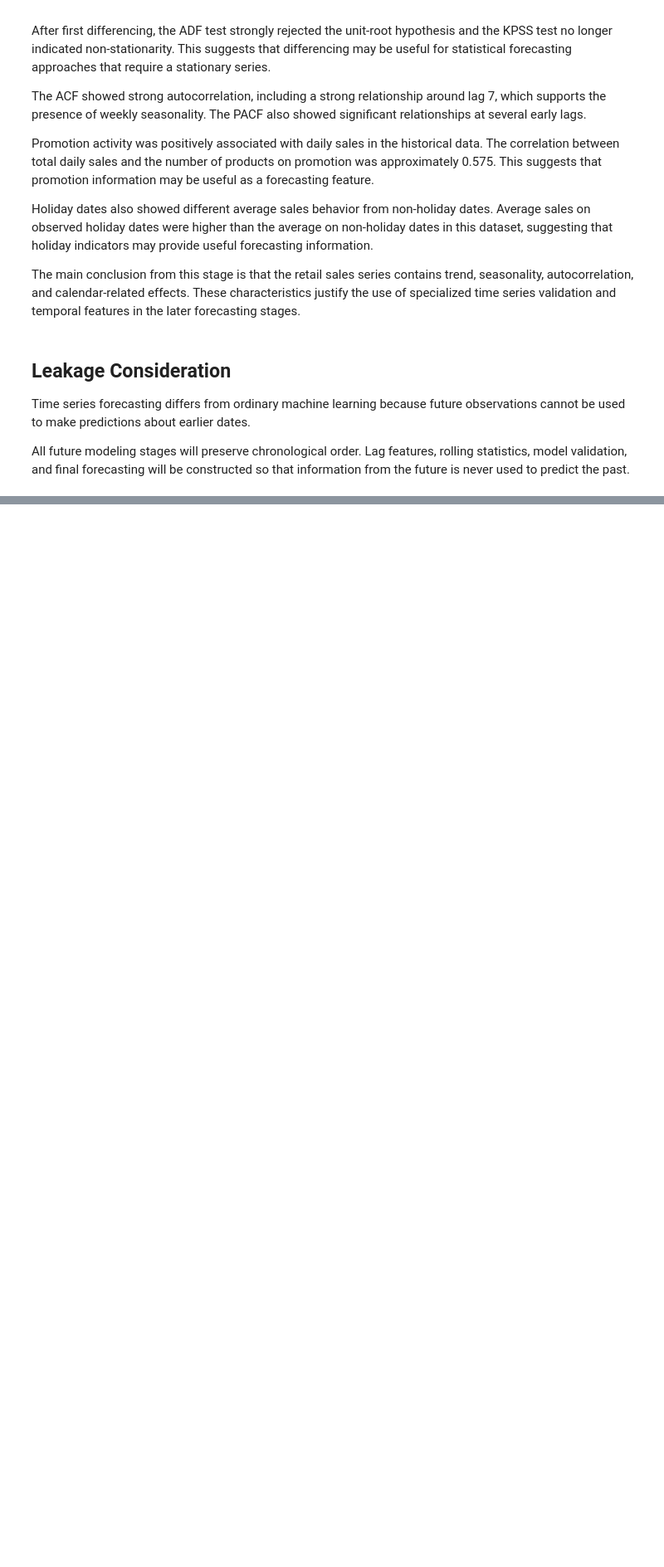
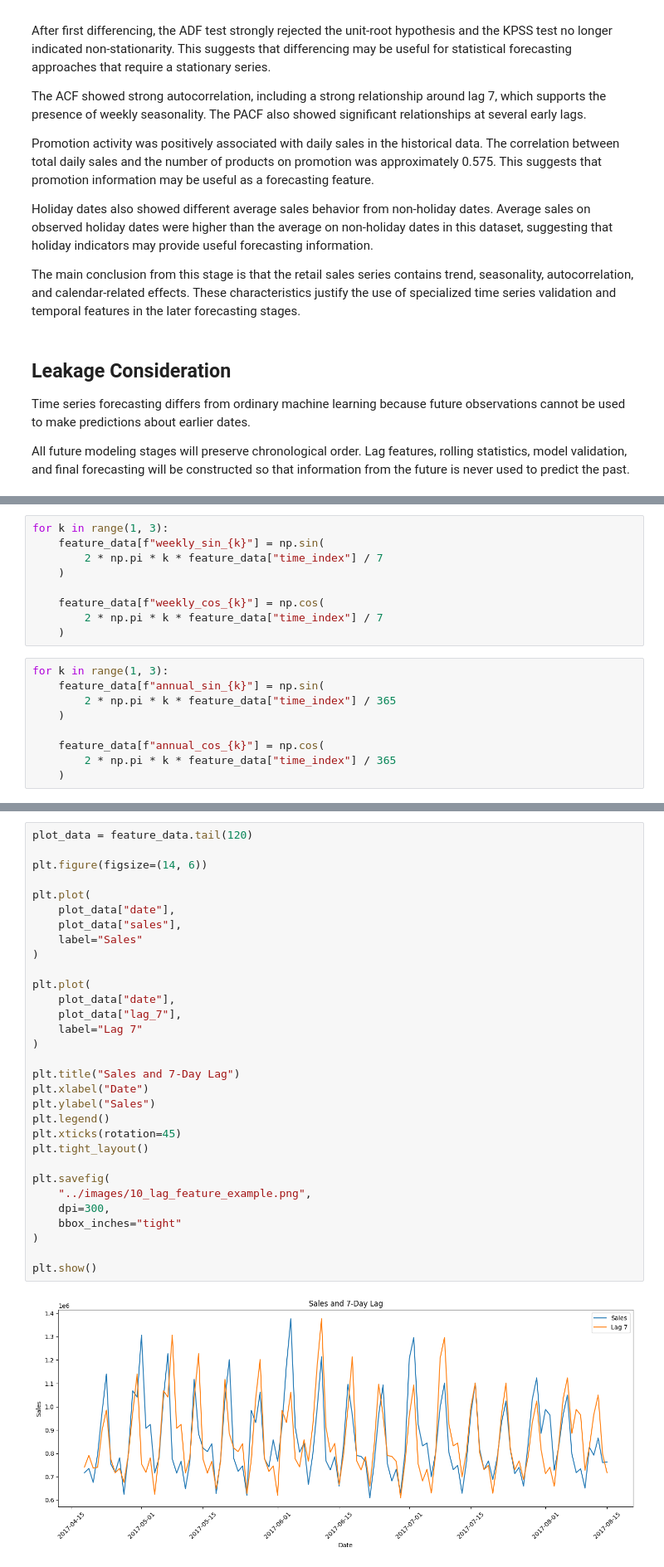
Before and after one commit to francisparwez/retail-demand-forecasting, a Jupyter notebook: notebooks/retail_demand_forecasting.ipynb, the cells around one changed output, grey strips where cells are left out. Shown at 83% size. Saved outputs shown, nothing was run; the diff lists cells and outputs as text; blank space fills up the shorter version.

```diff
--- a/notebooks/retail_demand_forecasting.ipynb
+++ b/notebooks/retail_demand_forecasting.ipynb
@@ -591,0 +972,18 @@ All future modeling stages will preserve chronological order. Lag features, roll
+# %%
+for k in range(1, 3):
+    feature_data[f"weekly_sin_{k}"] = np.sin(
+        2 * np.pi * k * feature_data["time_index"] / 7
+    )
+
+    feature_data[f"weekly_cos_{k}"] = np.cos(
+        2 * np.pi * k * feature_data["time_index"] / 7
+    )
+# %%
+for k in range(1, 3):
+    feature_data[f"annual_sin_{k}"] = np.sin(
+        2 * np.pi * k * feature_data["time_index"] / 365
+    )
+
+    feature_data[f"annual_cos_{k}"] = np.cos(
+        2 * np.pi * k * feature_data["time_index"] / 365
+    )
@@ -591,0 +1016,33 @@ All future modeling stages will preserve chronological order. Lag features, roll
+# %%
+plot_data = feature_data.tail(120)
+
+plt.figure(figsize=(14, 6))
+
+plt.plot(
+    plot_data["date"],
+    plot_data["sales"],
+    label="Sales"
+)
+
+plt.plot(
+    plot_data["date"],
+    plot_data["lag_7"],
+    label="Lag 7"
+)
+
+plt.title("Sales and 7-Day Lag")
+plt.xlabel("Date")
+plt.ylabel("Sales")
+plt.legend()
+plt.xticks(rotation=45)
+plt.tight_layout()
+
+plt.savefig(
+    "../images/10_lag_feature_example.png",
+    dpi=300,
+    bbox_inches="tight"
+)
+
+plt.show()
+# %% [output]
+[figure, added]
```
Also changed, not shown: parts of 48 cells of this notebook, 6 other files.
